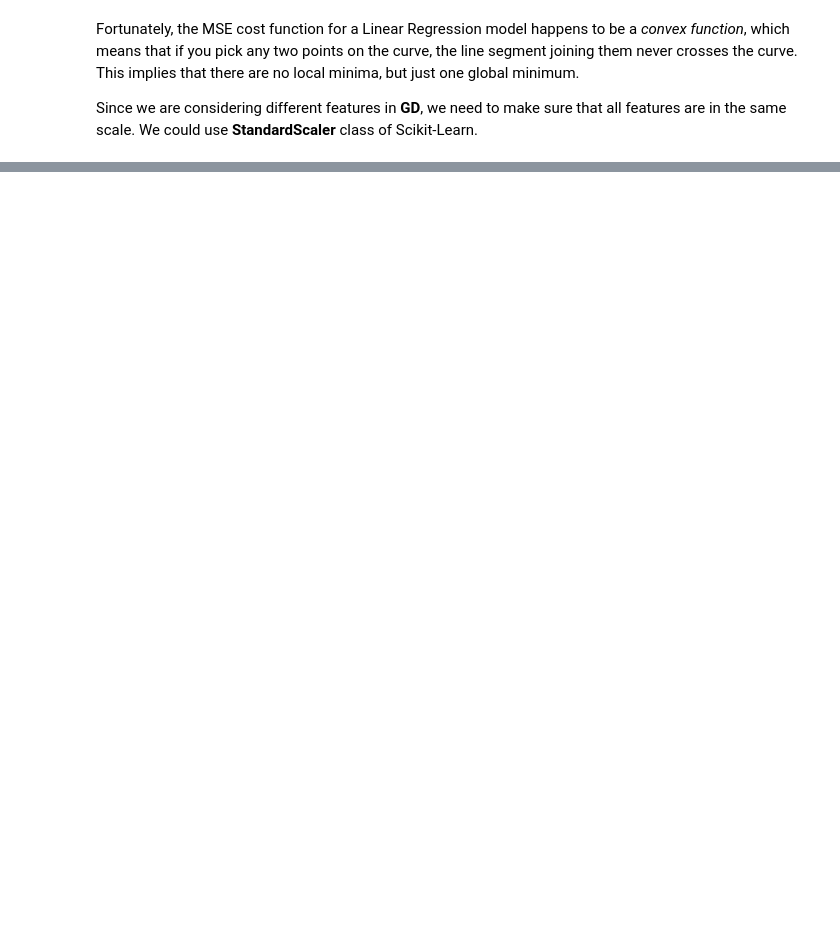
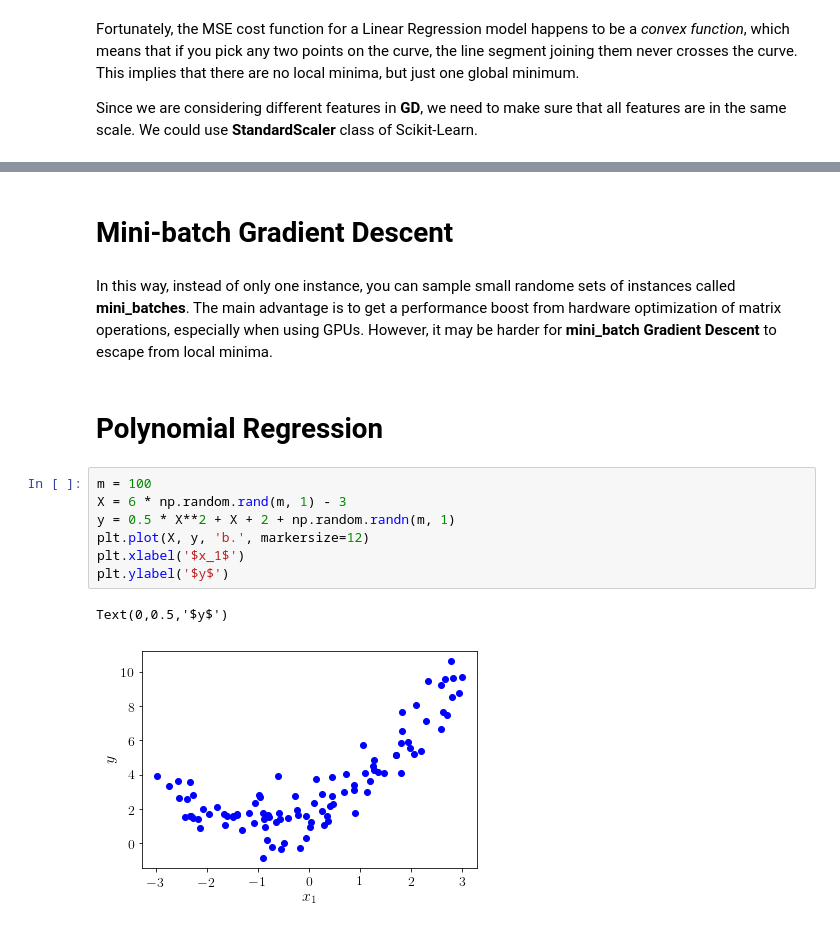
Before and after one commit to beginner1010/MachineLearning, a Jupyter notebook: Chapter 4 Training Models.ipynb, the cells around one changed output, grey strips where cells are left out. Drawn from its saved outputs; the diff is of its cells as text; blank space fills up the shorter version.

```diff
--- a/Chapter 4 Training Models.ipynb
+++ b/Chapter 4 Training Models.ipynb
@@ -81,0 +150,16 @@ Since we are considering different features in __GD__, we need to make sure that
+# %% [markdown]
+# Mini-batch Gradient Descent
+# %% [markdown]
+In this way, instead of only one instance, you can sample small randome sets of instances called __mini_batches__. The main advantage is to get a performance boost from hardware optimization of matrix operations, especially when using GPUs. However, it may be harder for __mini_batch Gradient Descent__ to escape from local minima.
+# %% [markdown]
+# Polynomial Regression
+# %%
+m = 100
+X = 6 * np.random.rand(m, 1) - 3
+y = 0.5 * X**2 + X + 2 + np.random.randn(m, 1)
+plt.plot(X, y, 'b.', markersize=12)
+plt.xlabel('$x_1$')
+plt.ylabel('$y$')
+# %% [output]
+Text(0,0.5,'$y$')
+[figure, added]
```
Also changed, not shown: parts of 31 cells of this notebook.
